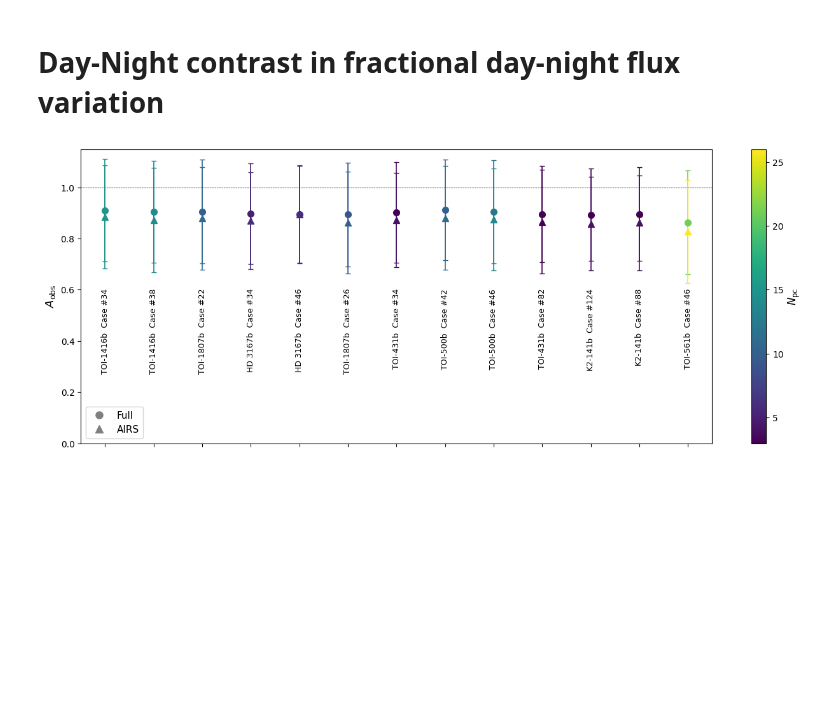
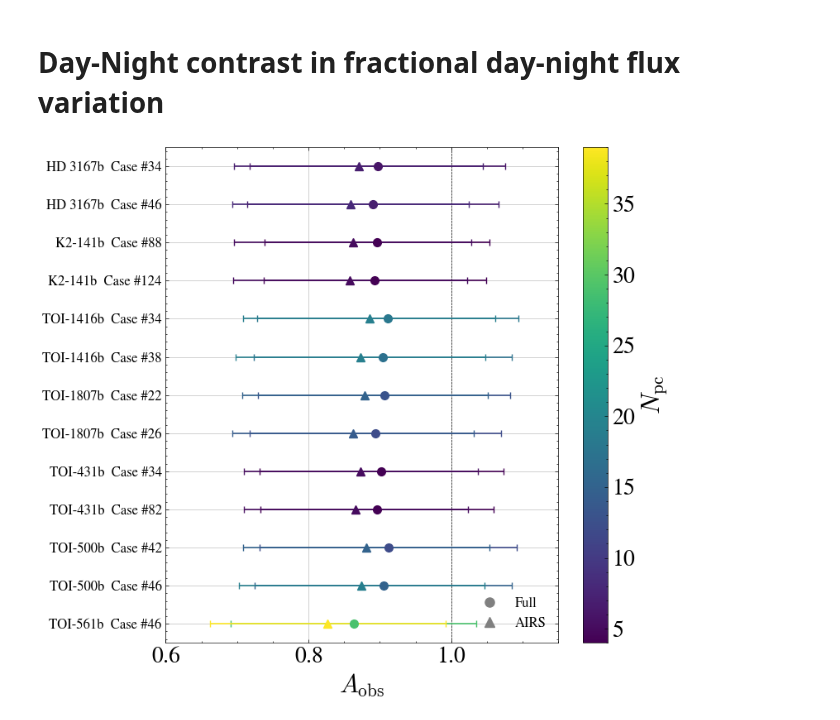
Before and after one commit to lorlo9999/MasterThesis, a Jupyter notebook: thesis-plots.ipynb, the cells around one changed output. Cells and saved outputs as stored; diff of their text form; code cells hidden in the pictures; blank space fills up the shorter version.

```diff
--- a/thesis-plots.ipynb
+++ b/thesis-plots.ipynb
@@ -2352,58 +2354,52 @@ exec(open("supertable_code.py").read())
 
 # obs still has A_obs/N_pc columns (df dropped them in col_order); filter LHS 1478b
 obs_plot = obs[~obs["Planet"].str.contains("LHS 1478b")].dropna(subset=["A_obs"]).copy()
-obs_plot = obs_plot.sort_values("T_day [K]").reset_index(drop=True)
+obs_plot = obs_plot.sort_values(["Planet", "Case #"]).reset_index(drop=True)
 
 labels = [f"{row['Planet']}  Case #{int(row['Case #'])}" for _, row in obs_plot.iterrows()]
-x = np.arange(len(obs_plot))
+y = np.arange(len(obs_plot))
 
 from matplotlib.colors import Normalize
 from matplotlib.cm import ScalarMappable
 from matplotlib.lines import Line2D
 
 all_npc = pd.concat([obs_plot["N_pc"], obs_plot["N_pc_AIRS"]]).dropna()
 norm = Normalize(vmin=all_npc.min(), vmax=all_npc.max())
 cmap = plt.get_cmap("viridis")
 
-fig = figure(figsize=(16, 6))
+fig = figure(figsize=(8, max(6, len(obs_plot) * 0.55)))
 frame = fig.add_subplot(1, 1, 1)
 
 for i, row in obs_plot.iterrows():
     if not np.isnan(row["A_obs"]):
         c = cmap(norm(row["N_pc"]))
-        frame.errorbar(i, row["A_obs"], yerr=row["\u03c3_obs"],
+        frame.errorbar(row["A_obs"], i, xerr=row["\u03c3_obs"],
                        fmt='o', color=c, markersize=7, capsize=3, elinewidth=1.2, zorder=3)
     if not np.isnan(row["A_obs_AIRS"]):
         c = cmap(norm(row["N_pc_AIRS"]))
-        frame.errorbar(i, row["A_obs_AIRS"], yerr=row["\u03c3_obs_AIRS"],
+        frame.errorbar(row["A_obs_AIRS"], i, xerr=row["\u03c3_obs_AIRS"],
                        fmt='^', color=c, markersize=7, capsize=3, elinewidth=1.2, zorder=3)
 
-# vertical case labels in data coordinates, just below the lowest error bar bottom
-y_bottom = min(
-    (obs_plot["A_obs"] - obs_plot["\u03c3_obs"]).min(),
-    (obs_plot["A_obs_AIRS"] - obs_plot["\u03c3_obs_AIRS"]).min()
-)
-frame.set_xticks(x)
-frame.set_xticklabels([])
-for i, label in enumerate(labels):
-    frame.text(i, y_bottom - 0.02, label, rotation=90, ha='center', va='top', fontsize=9)
-
-frame.set_ylabel(r"$A_{\rm obs}$", fontsize=13)
-frame.set_xlim(-0.5, len(obs_plot) - 0.5)
-frame.axhline(1, color='black', linestyle='--', linewidth=0.5)
+frame.set_yticks(y)
+frame.set_yticklabels(labels, fontsize=12)
+frame.set_xlabel(r"$A_{\rm obs}$")
+frame.set_ylim(-0.5, len(obs_plot) - 0.5)
+frame.invert_yaxis()
+frame.axvline(1, color='black', linestyle='--', linewidth=0.5)
 
 sm = ScalarMappable(cmap=cmap, norm=norm)
 sm.set_array([])
 cbar = fig.colorbar(sm, ax=frame)
-cbar.set_label(r"$N_{\rm pc}$", fontsize=12)
+cbar.set_label(r"$N_{\rm pc}$")
 
 frame.legend(handles=[
     Line2D([0], [0], marker='o', color='gray', label='Full', linestyle='None', markersize=8),
     Line2D([0], [0], marker='^', color='gray', label='AIRS', linestyle='None', markersize=8),
-], fontsize=11)
+], fontsize=12)
 
-plt.ylim(0, 1.15)
+plt.xlim(0.6, 1.15)
+plt.tight_layout()
 savefig('thesis-plots/A_obs_scatter.pdf', bbox_inches='tight')
 plt.show()
 # %% [output]
-[figure, old version]
+[figure, new version]
```
Also changed, not shown: parts of 2 cells of this notebook.
